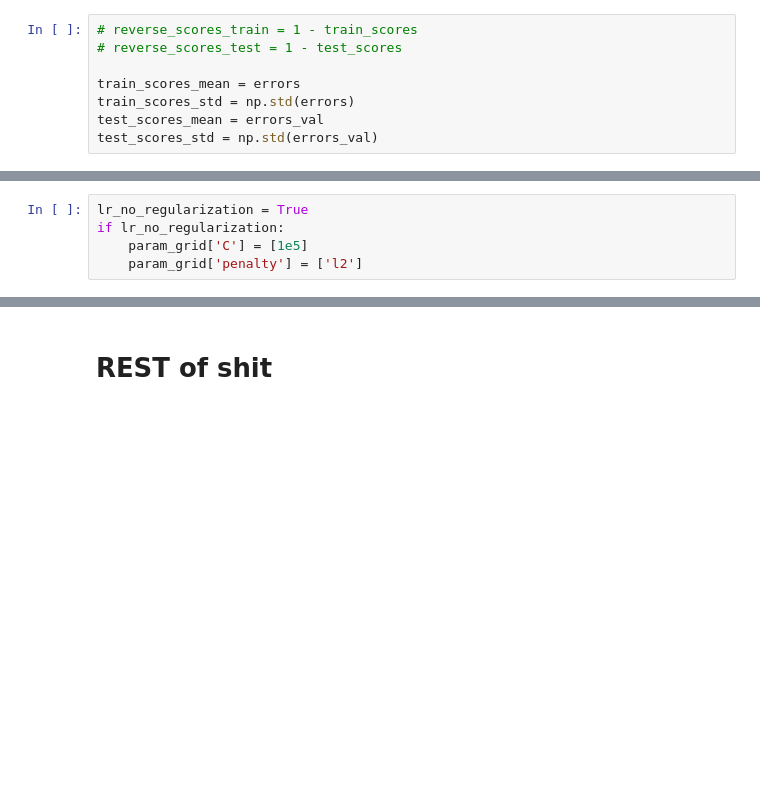
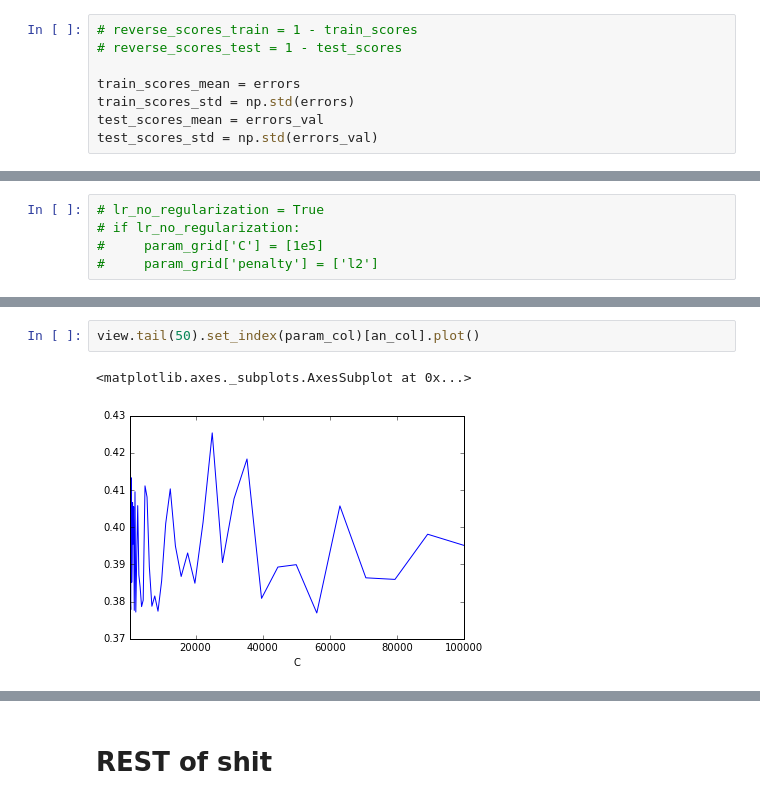
Before and after one commit to jdemonasterio/Tesis, a Jupyter notebook: mexico-scripts-ver2/mLTheory.ipynb, the cells around one changed output, grey strips where cells are left out. Saved outputs shown, nothing was run; the diff lists cells and outputs as text; blank space fills up the shorter version.

```diff
--- a/mexico-scripts-ver2/mLTheory.ipynb
+++ b/mexico-scripts-ver2/mLTheory.ipynb
@@ -1744,5 +1849,5 @@ cardinality
 # %%
-lr_no_regularization = True
-if lr_no_regularization:
-    param_grid['C'] = [1e5]
-    param_grid['penalty'] = ['l2']
+# lr_no_regularization = True
+# if lr_no_regularization:
+#     param_grid['C'] = [1e5]
+#     param_grid['penalty'] = ['l2']
@@ -1822,0 +2087,5 @@ best_params
+# %%
+view.tail(50).set_index(param_col)[an_col].plot()
+# %% [output]
+<matplotlib.axes._subplots.AxesSubplot at 0x...>
+[figure, added]
```
Also changed, not shown: parts of 53 cells of this notebook.
